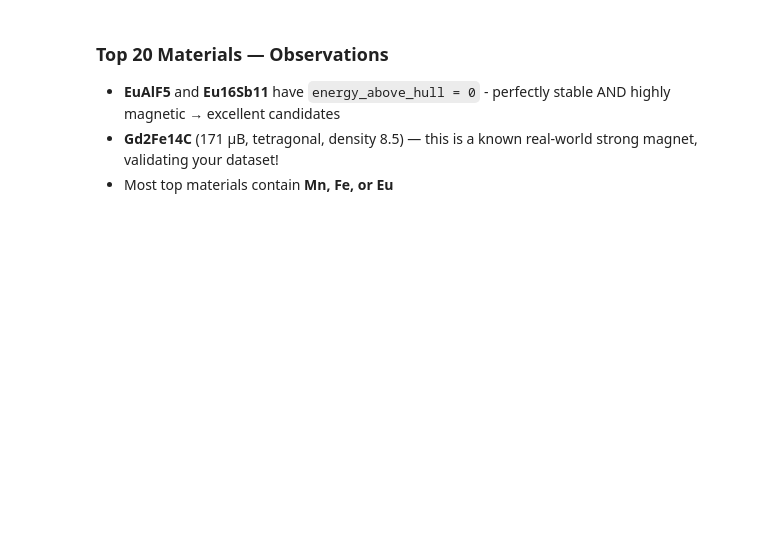
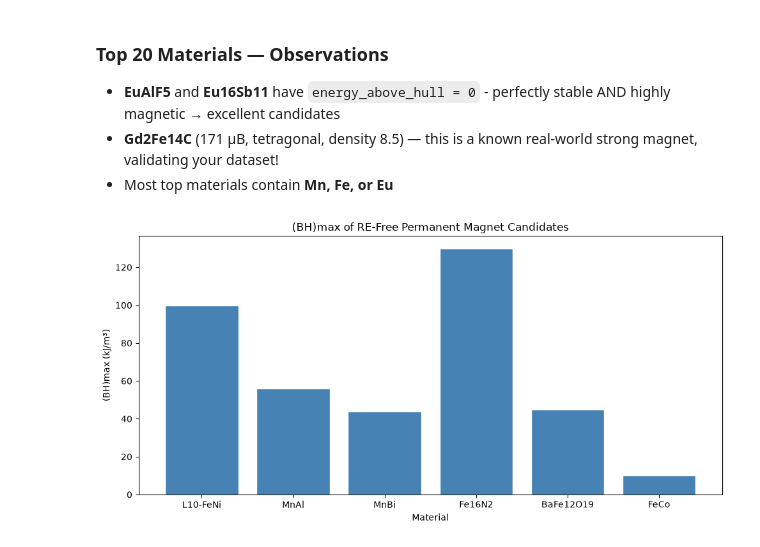
Before and after one commit to Md-Nur/MagNet-IQ, a Jupyter notebook: EDA.ipynb, the cells around one changed output. Cells and saved outputs as stored; diff of their text form; code cells hidden in the pictures; blank space fills up the shorter version.

```diff
--- a/EDA.ipynb
+++ b/EDA.ipynb
@@ -267,3 +267,19 @@ print(top_magnets.to_string(index=False))
 - **EuAlF5** and **Eu16Sb11** have `energy_above_hull = 0` - perfectly stable AND highly magnetic → excellent candidates
 - **Gd2Fe14C** (171 μB, tetragonal, density 8.5) — this is a known real-world strong magnet, validating your dataset!
 - Most top materials contain **Mn, Fe, or Eu**
+# %%
+import matplotlib.pyplot as plt
+
+materials = ["L10-FeNi","MnAl","MnBi","Fe16N2","BaFe12O19","FeCo"]
+bhmax = [100, 56, 44, 130, 45, 10]
+
+plt.figure(figsize=(10,5))
+plt.bar(materials, bhmax, color="steelblue", edgecolor="white")
+plt.title("(BH)max of RE-Free Permanent Magnet Candidates")
+plt.ylabel("(BH)max (kJ/m³)")
+plt.xlabel("Material")
+plt.tight_layout()
+plt.savefig("./figure/bhmax_comparison.png", dpi=150)
+plt.show()
+# %% [output]
+[figure, added]
```
Also changed, not shown: parts of 1 cell of this notebook, 9 other files.
